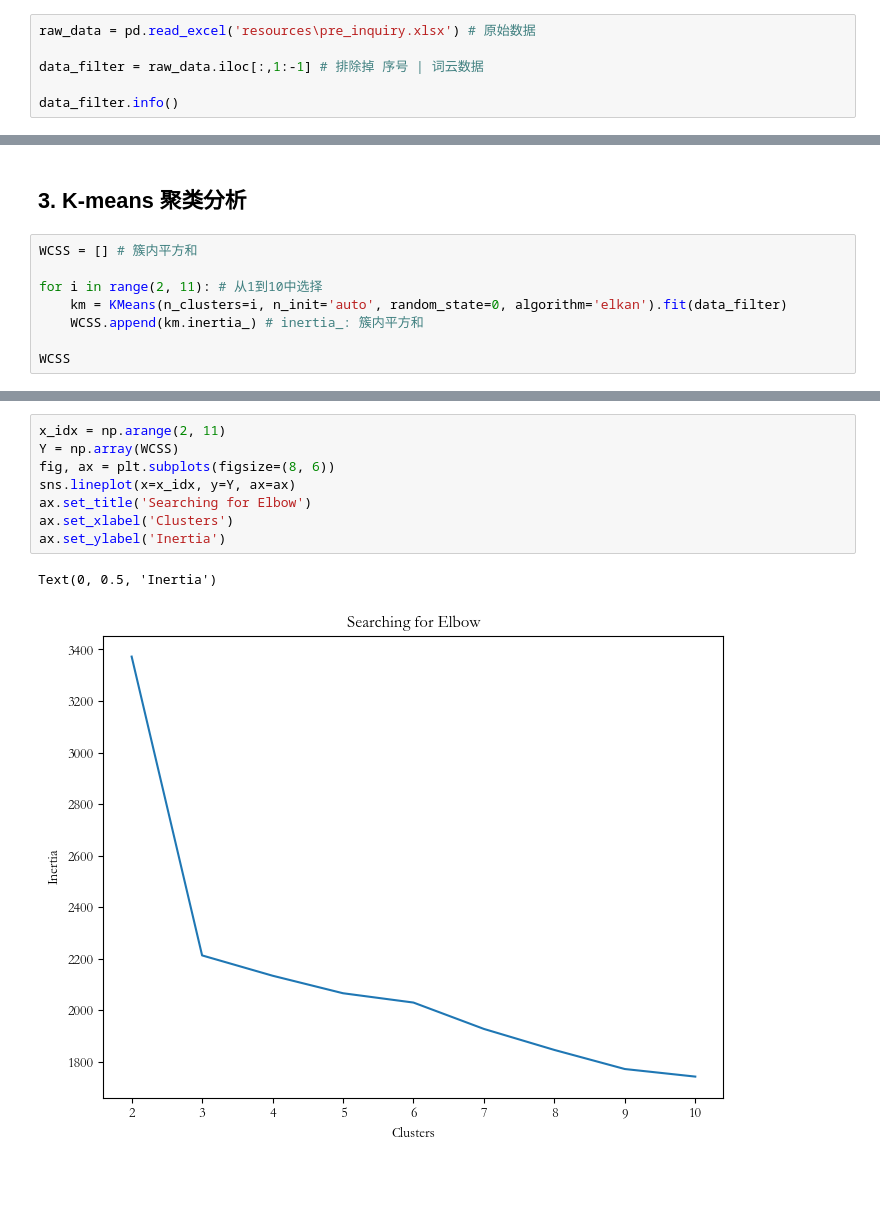
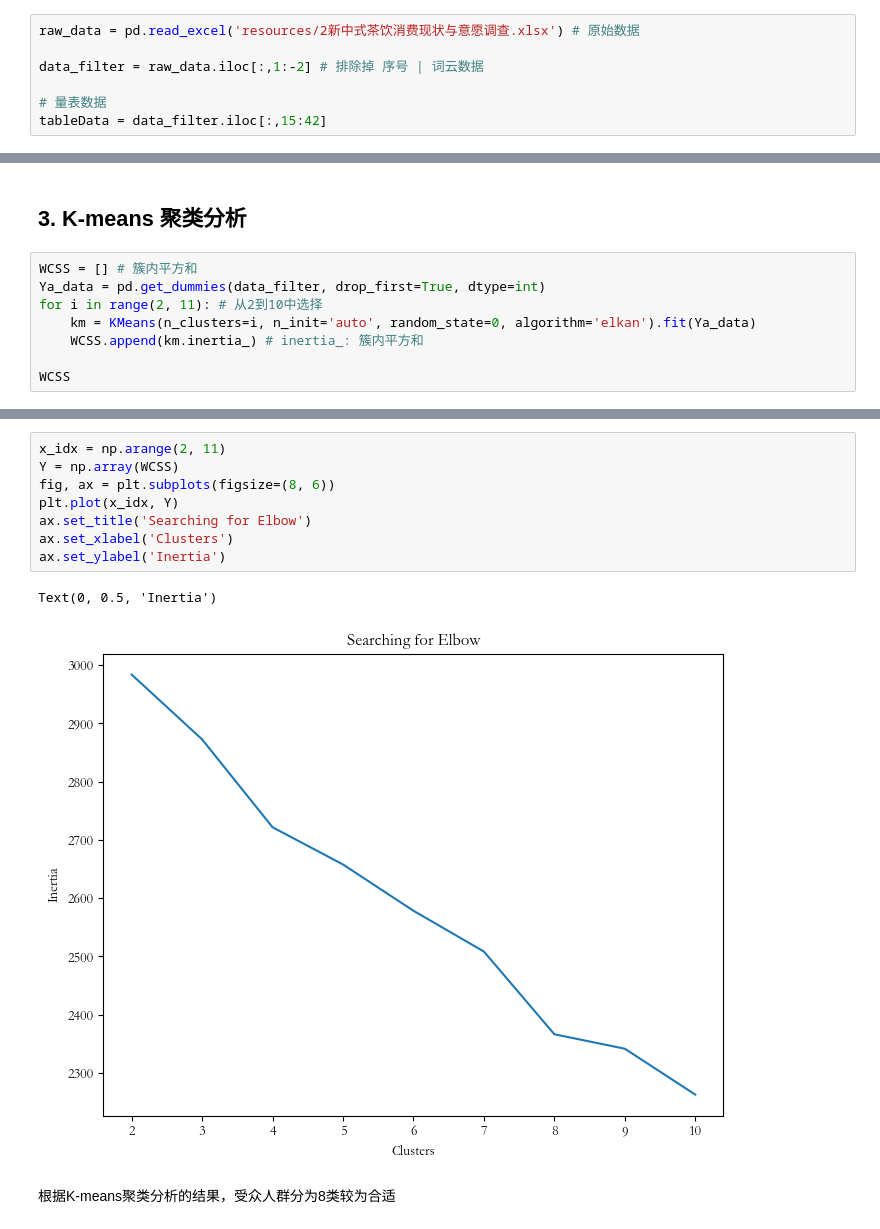
Before and after one commit to wifi504/new-cn-tea-analysis, a Jupyter notebook: main.ipynb, the cells around one changed output, grey strips where cells are left out. Cells and saved outputs as stored; diff of their text form; blank space fills up the shorter version.

```diff
--- a/main.ipynb
+++ b/main.ipynb
@@ -33,8 +38,9 @@ np.random.seed(114514)
 # %% [markdown]
 ## 1. 数据读取与探索性分析
 # %%
-raw_data = pd.read_excel('resources\pre_inquiry.xlsx') # 原始数据
+raw_data = pd.read_excel('resources/2新中式茶饮消费现状与意愿调查.xlsx') # 原始数据
 
-data_filter = raw_data.iloc[:,1:-1] # 排除掉 序号 | 词云数据
+data_filter = raw_data.iloc[:,1:-2] # 排除掉 序号 | 词云数据
 
-data_filter.info()
+# 量表数据
+tableData = data_filter.iloc[:,15:42]
@@ -104,9 +115,9 @@ bartlett球形检验的p值小于0.05，检验通过，说明原变量之间存
 ## 3. K-means 聚类分析
 # %%
 WCSS = [] # 簇内平方和
-
-for i in range(2, 11): # 从1到10中选择
-    km = KMeans(n_clusters=i, n_init='auto', random_state=0, algorithm='elkan').fit(data_filter)
+Ya_data = pd.get_dummies(data_filter, drop_first=True, dtype=int)
+for i in range(2, 11): # 从2到10中选择
+    km = KMeans(n_clusters=i, n_init='auto', random_state=0, algorithm='elkan').fit(Ya_data)
     WCSS.append(km.inertia_) # inertia_: 簇内平方和
 
 WCSS
@@ -123,11 +134,13 @@ WCSS
 # %%
 x_idx = np.arange(2, 11)
 Y = np.array(WCSS)
 fig, ax = plt.subplots(figsize=(8, 6))
-sns.lineplot(x=x_idx, y=Y, ax=ax)
+plt.plot(x_idx, Y)
 ax.set_title('Searching for Elbow')
 ax.set_xlabel('Clusters')
 ax.set_ylabel('Inertia')
 # %% [output]
 Text(0, 0.5, 'Inertia')
-[figure, old version]
+[figure, new version]
+# %% [markdown]
+根据K-means聚类分析的结果，受众人群分为8类较为合适
```
Also changed, not shown: parts of 18 cells of this notebook.
